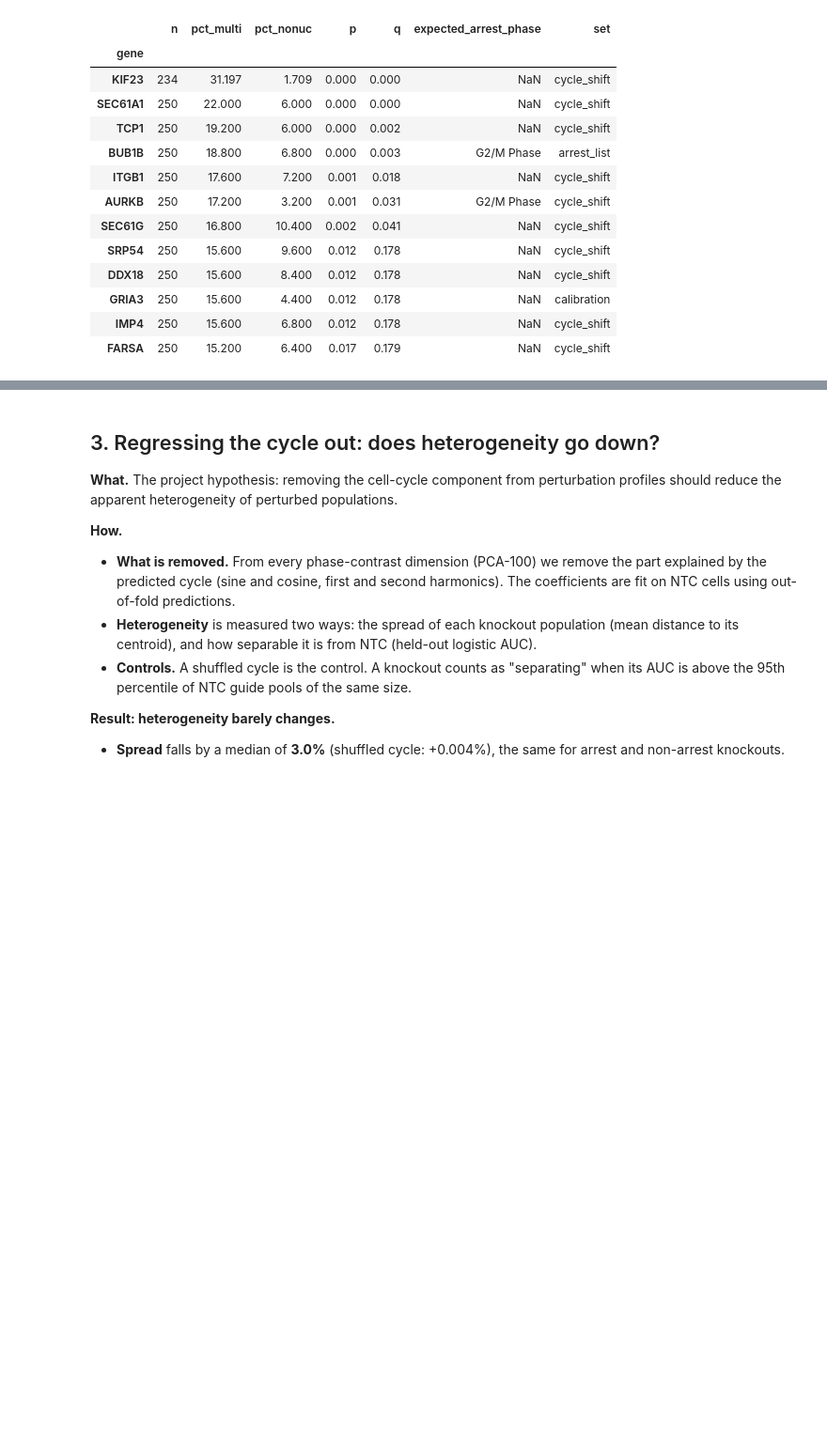
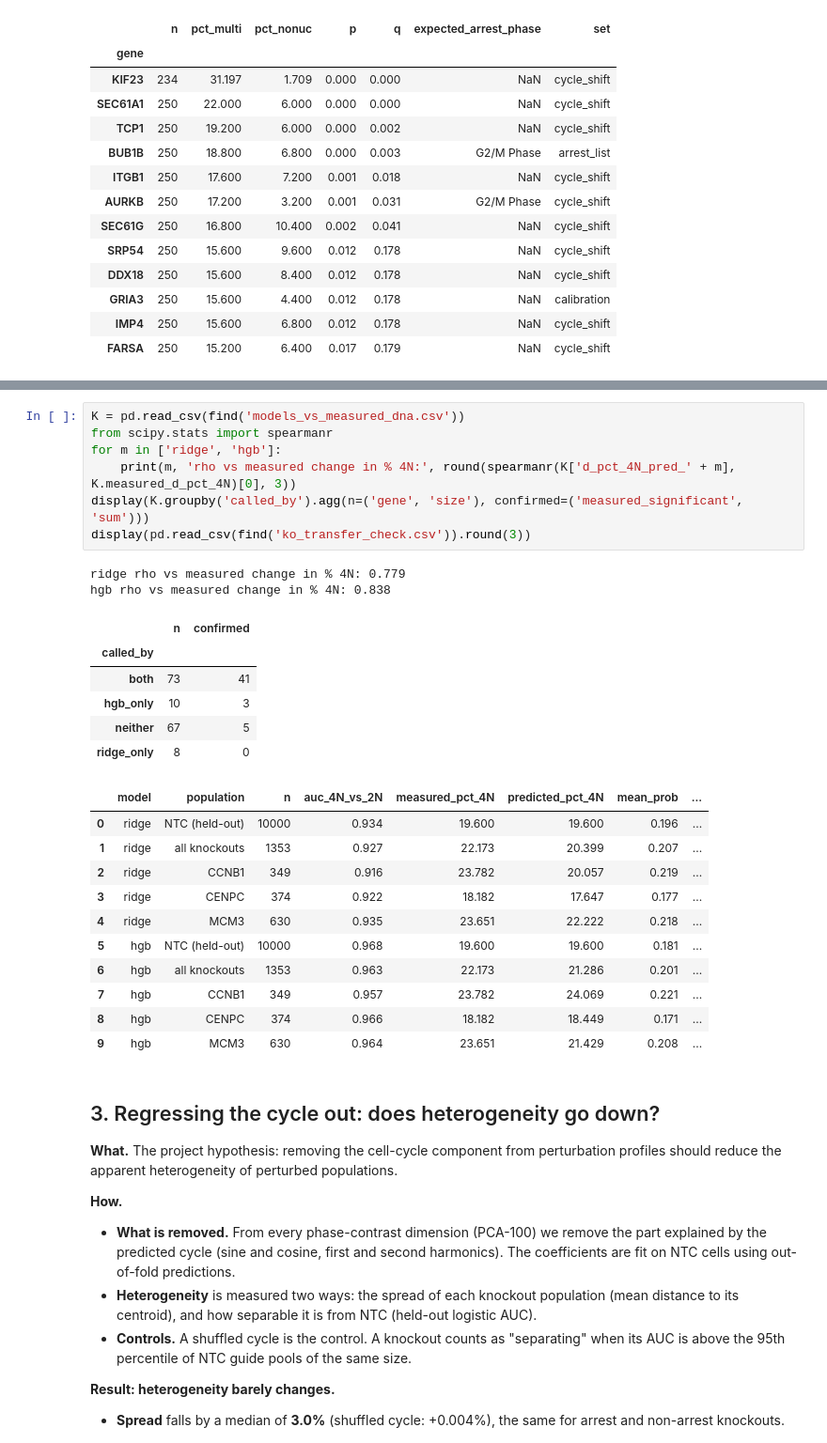
Before and after one commit to talha1369/cytodata-altair-crossmodal, a Jupyter notebook: ko_cell_cycle_heterogeneity.ipynb, the cells around one changed output, grey strips where cells are left out. Shown at 94% size. Drawn from its saved outputs; the diff is of its cells as text; blank space fills up the shorter version.

Commit message:
Gradient-boosting cycle model vs measured DNA (158 knockouts) and transfer to knockout cells; notebook section 2e

```diff
--- a/ko_cell_cycle_heterogeneity.ipynb
+++ b/ko_cell_cycle_heterogeneity.ipynb
@@ -470,3 +504,30 @@ mn.sort_values('pct_multi', ascending=False).head(12).round(3)
+# %%
+K = pd.read_csv(find('models_vs_measured_dna.csv'))
+from scipy.stats import spearmanr
+for m in ['ridge', 'hgb']:
+    print(m, 'rho vs measured change in % 4N:', round(spearmanr(K['d_pct_4N_pred_' + m], K.measured_d_pct_4N)[0], 3))
+display(K.groupby('called_by').agg(n=('gene', 'size'), confirmed=('measured_significant', 'sum')))
+display(pd.read_csv(find('ko_transfer_check.csv')).round(3))
+# %% [output]
+ridge rho vs measured change in % 4N: 0.779
+hgb rho vs measured change in % 4N: 0.838
+|  | n | confirmed |
+| called_by |  |  |
+| both | 73 | 41 |
+| hgb_only | 10 | 3 |
+| neither | 67 | 5 |
+| ridge_only | 8 | 0 |
+|  | model | population | n | auc_4N_vs_2N | measured_pct_4N | predicted_pct_4N | mean_prob | ... |
+| 0 | ridge | NTC (held-out) | 10000 | 0.934 | 19.600 | 19.600 | 0.196 | ... |
+| 1 | ridge | all knockouts | 1353 | 0.927 | 22.173 | 20.399 | 0.207 | ... |
+| 2 | ridge | CCNB1 | 349 | 0.916 | 23.782 | 20.057 | 0.219 | ... |
+| 3 | ridge | CENPC | 374 | 0.922 | 18.182 | 17.647 | 0.177 | ... |
+| 4 | ridge | MCM3 | 630 | 0.935 | 23.651 | 22.222 | 0.218 | ... |
+| 5 | hgb | NTC (held-out) | 10000 | 0.968 | 19.600 | 19.600 | 0.181 | ... |
+| 6 | hgb | all knockouts | 1353 | 0.963 | 22.173 | 21.286 | 0.201 | ... |
+| 7 | hgb | CCNB1 | 349 | 0.957 | 23.782 | 24.069 | 0.221 | ... |
+| 8 | hgb | CENPC | 374 | 0.966 | 18.182 | 18.449 | 0.171 | ... |
+| 9 | hgb | MCM3 | 630 | 0.964 | 23.651 | 21.429 | 0.208 | ... |
 # %% [markdown]
 ## 3. Regressing the cycle out: does heterogeneity go down?
 
```
Also changed, not shown: parts of 2 cells of this notebook, 7 other files.
